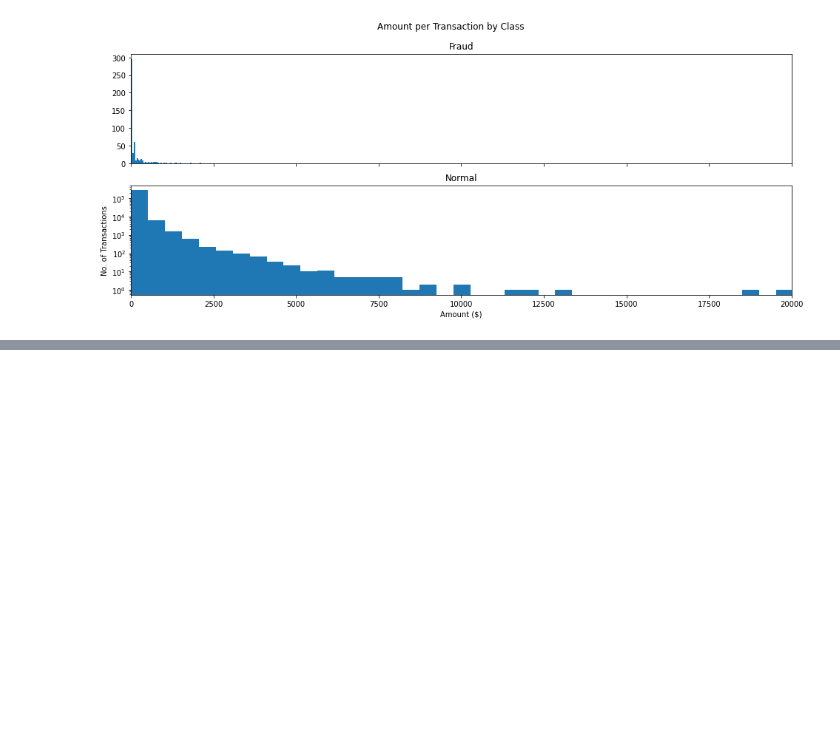
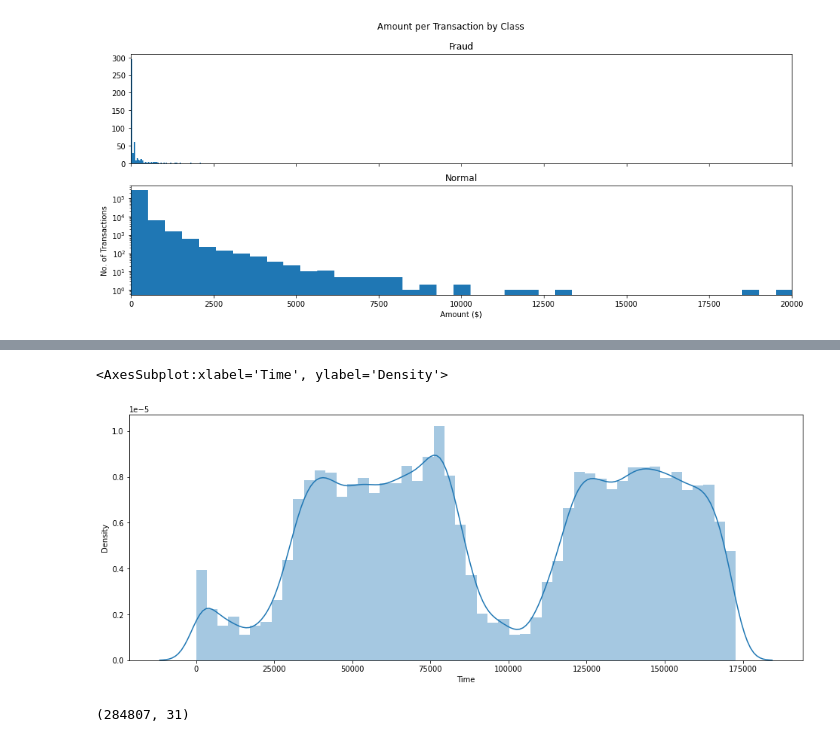
Before and after one commit to ArijitRoyDS/Learning-Data-Science, a Jupyter notebook: Machine-Learning-Projects/Credit-Card-Fraud-Prediction (Binary-Classification)/Credit Card Banking Project.ipynb, the cells around one changed output, grey strips where cells are left out. Drawn from its saved outputs; the diff is of its cells as text; code cells hidden in the pictures; blank space fills up the shorter version.

```diff
--- a/Machine-Learning-Projects/Credit-Card-Fraud-Prediction (Binary-Classification)/Credit Card Banking Project.ipynb
+++ b/Machine-Learning-Projects/Credit-Card-Fraud-Prediction (Binary-Classification)/Credit Card Banking Project.ipynb
@@ -189,0 +206,11 @@ plt.show()
+# %%
+sns.distplot(data['Time'])
+# %% [output]
+<AxesSubplot:xlabel='Time', ylabel='Density'>
+[figure, added]
+# %%
+# Taking 10% data only for building the model due to time constraints. Set the percentage in parameter 'frac'
+data1 = data.sample(frac = 1.0, random_state = 1)
+data1.shape
+# %% [output]
+(284807, 31)
```
Also changed, not shown: parts of 54 cells of this notebook.
